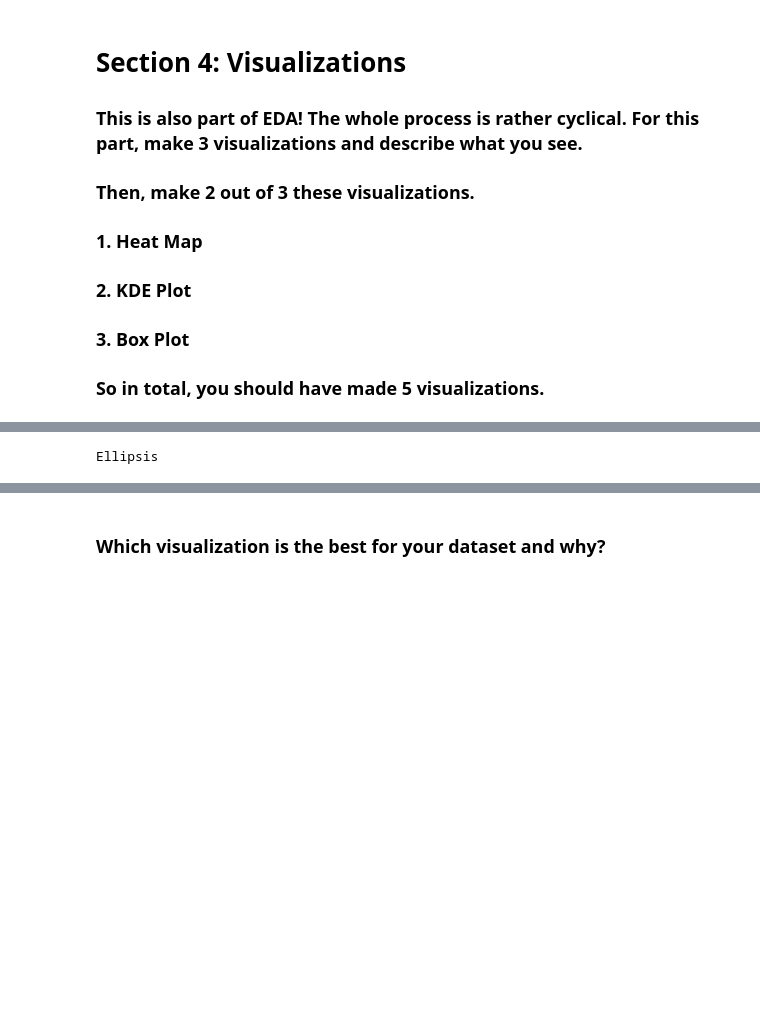
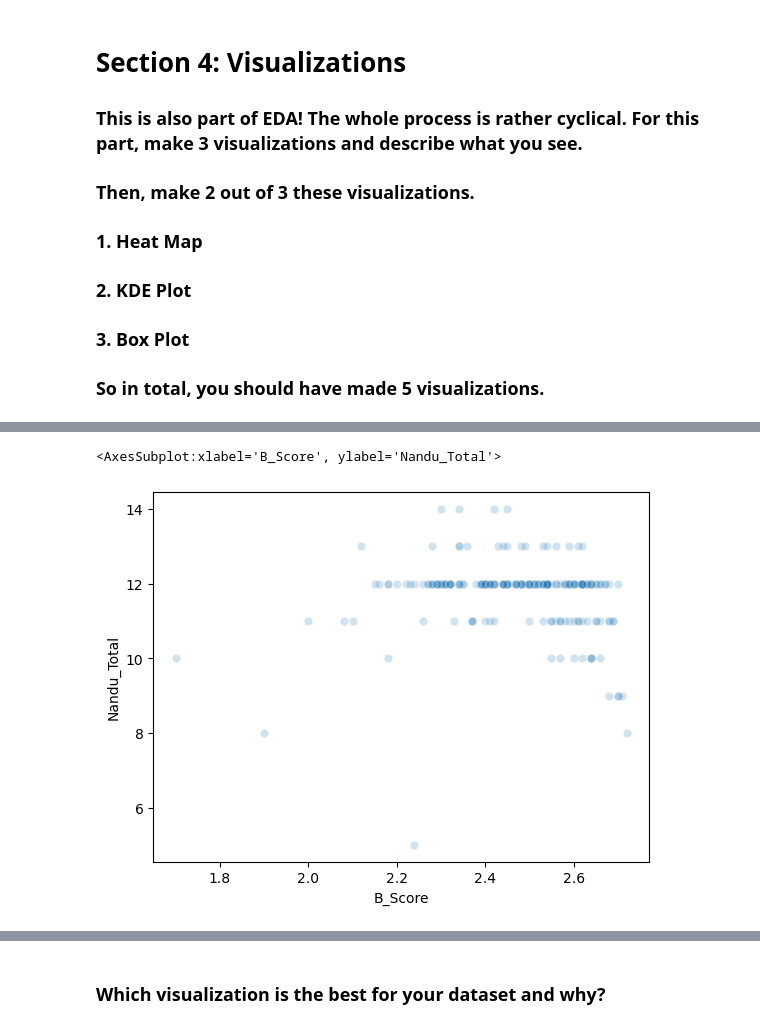
Before and after one commit to m-yen/DSS-Homework-Repository, a Jupyter notebook: Data Cleaning, EDA and Visualizations.ipynb, the cells around one changed output, grey strips where cells are left out. Cells and saved outputs as stored; diff of their text form; code cells hidden in the pictures; blank space fills up the shorter version.

```diff
--- a/Data Cleaning, EDA and Visualizations.ipynb
+++ b/Data Cleaning, EDA and Visualizations.ipynb
@@ -233,11 +322,14 @@ Ellipsis
 # %%
 #Visualization 2
 
-...
+sns.scatterplot(data = df, x = 'B_Score', y = 'Nandu_Total', alpha=0.2)
 
-#Your observations
+# I wanted to see if there were a correlation between the B_Score and the Nandu_Total, meaning if the athlete got a good performance score,
+# how complex was their routine. It seems that you don't necessarily need to have a high Nandu_Total to perform well. This implies that
+# athletes are only incorporating movements they can achieve into their routines, which makes sense.
 # %% [output]
-Ellipsis
+<AxesSubplot:xlabel='B_Score', ylabel='Nandu_Total'>
+[figure, added]
 # %%
 #Visualization 3
 
```
Also changed, not shown: parts of 21 cells of this notebook.
